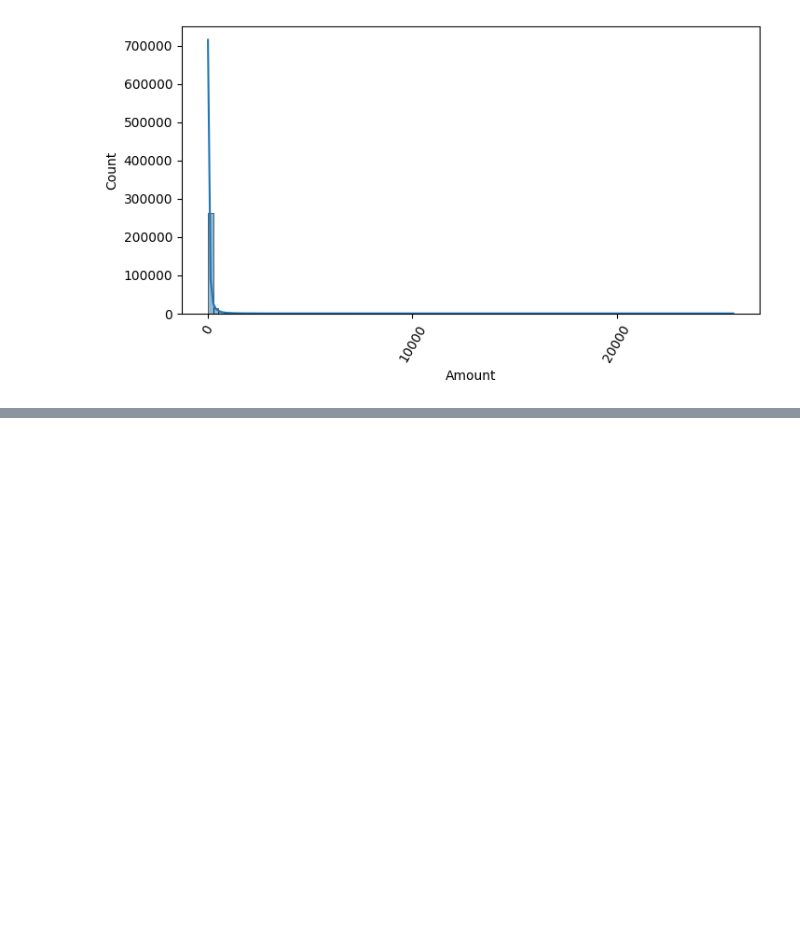
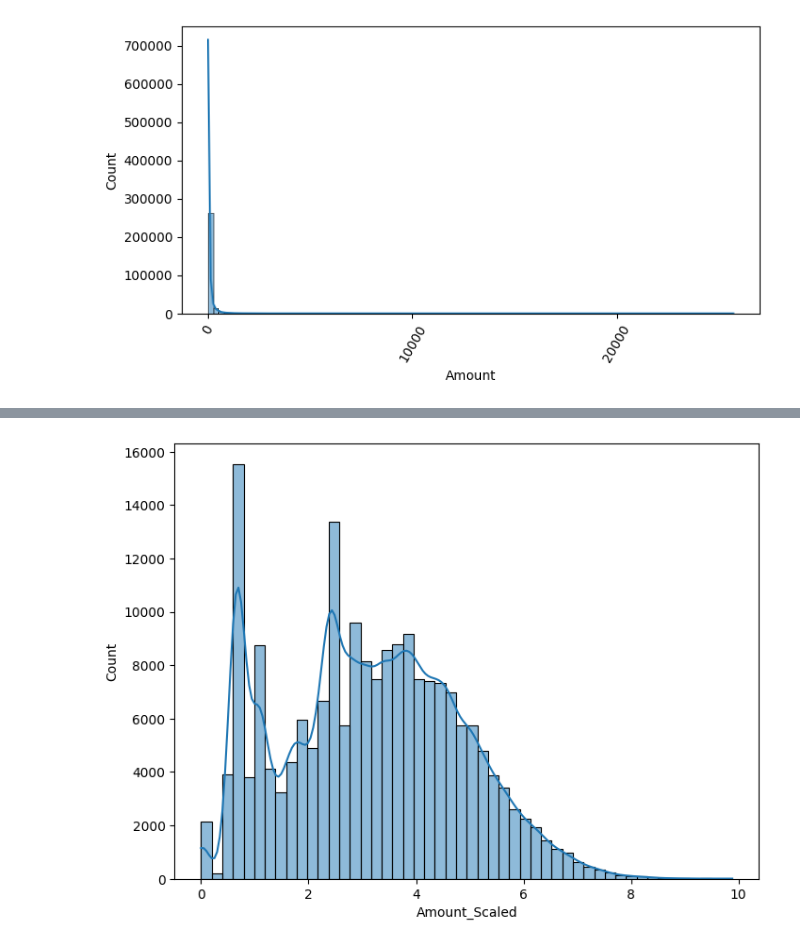
Before and after one commit to SongBeom00/ML, a Jupyter notebook: perfect_guide/4장/4.10_분류실습_신용카드_사기검출.ipynb, the cells around one changed output, grey strips where cells are left out. Drawn from its saved outputs; the diff is of its cells as text; code cells hidden in the pictures; blank space fills up the shorter version.

```diff
--- a/perfect_guide/4장/4.10_분류실습_신용카드_사기검출.ipynb
+++ b/perfect_guide/4장/4.10_분류실습_신용카드_사기검출.ipynb
@@ -168,0 +269,10 @@ plt.show()
+# %%
+X_train, X_test, y_train, y_test = get_train_test_dataset(card_df)
+
+print("====== 로지스틱 회귀 예측 성능 ======")
+lr_clf = LogisticRegression(max_iter=1000)
+get_model_train_eval(lr_clf, ftr_train=X_train, ftr_test=X_test, tgt_train=y_train, tgt_test=y_test)
+
+print("====== LightGBM 예측 성능 ======")
+lgbm_clf = LGBMClassifier(n_estimators=1000, num_leaves=64, n_jobs=-1, boost_from_average=False)
+get_model_train_eval(lgbm_clf, ftr_train=X_train, ftr_test=X_test, tgt_train=y_train, tgt_test=y_test)
@@ -168,0 +297,8 @@ plt.show()
+# %%
+import seaborn as sns
+
+plt.figure(figsize=(8, 6))
+sns.histplot(data=X_train['Amount_Scaled'], bins=50, kde=True)
+plt.show()
+# %% [output]
+[figure, added]
```
Also changed, not shown: parts of 23 cells of this notebook.
